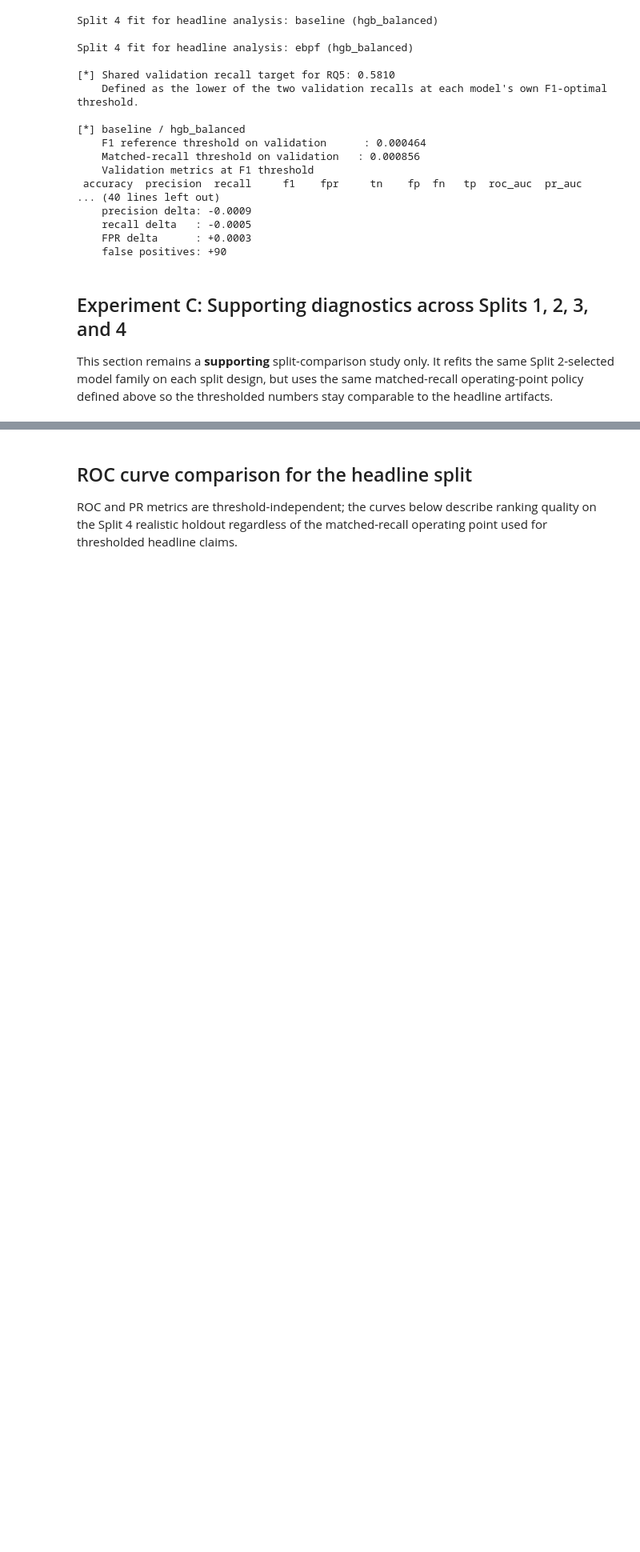
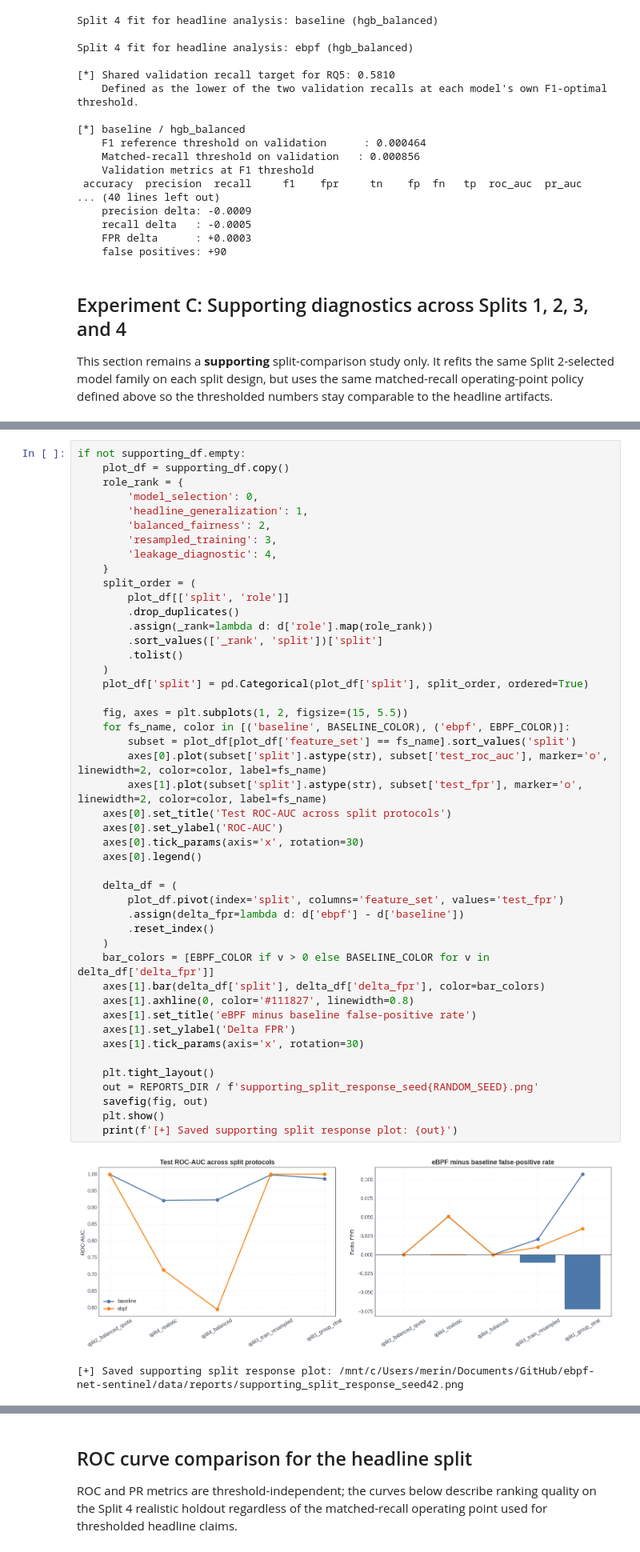
Before and after one commit to merinnnn/ebpf-net-sentinel, a Jupyter notebook: ml/notebooks/01_baseline_vs_ebpf.ipynb, the cells around one changed output, grey strips where cells are left out. Shown at 80% size. Cells and saved outputs as stored; diff of their text form; blank space fills up the shorter version.

```diff
--- a/ml/notebooks/01_baseline_vs_ebpf.ipynb
+++ b/ml/notebooks/01_baseline_vs_ebpf.ipynb
@@ -728,0 +848,49 @@ split3_train_resampled      resampled_training hgb_balanced        ebpf matched_
+# %%
+if not supporting_df.empty:
+    plot_df = supporting_df.copy()
+    role_rank = {
+        'model_selection': 0,
+        'headline_generalization': 1,
+        'balanced_fairness': 2,
+        'resampled_training': 3,
+        'leakage_diagnostic': 4,
+    }
+    split_order = (
+        plot_df[['split', 'role']]
+        .drop_duplicates()
+        .assign(_rank=lambda d: d['role'].map(role_rank))
+        .sort_values(['_rank', 'split'])['split']
+        .tolist()
+    )
+    plot_df['split'] = pd.Categorical(plot_df['split'], split_order, ordered=True)
+
+    fig, axes = plt.subplots(1, 2, figsize=(15, 5.5))
+    for fs_name, color in [('baseline', BASELINE_COLOR), ('ebpf', EBPF_COLOR)]:
+        subset = plot_df[plot_df['feature_set'] == fs_name].sort_values('split')
+        axes[0].plot(subset['split'].astype(str), subset['test_roc_auc'], marker='o', linewidth=2, color=color, label=fs_name)
+        axes[1].plot(subset['split'].astype(str), subset['test_fpr'], marker='o', linewidth=2, color=color, label=fs_name)
+    axes[0].set_title('Test ROC-AUC across split protocols')
+    axes[0].set_ylabel('ROC-AUC')
+    axes[0].tick_params(axis='x', rotation=30)
+    axes[0].legend()
+
+    delta_df = (
+        plot_df.pivot(index='split', columns='feature_set', values='test_fpr')
+        .assign(delta_fpr=lambda d: d['ebpf'] - d['baseline'])
+        .reset_index()
+    )
+    bar_colors = [EBPF_COLOR if v > 0 else BASELINE_COLOR for v in delta_df['delta_fpr']]
+    axes[1].bar(delta_df['split'], delta_df['delta_fpr'], color=bar_colors)
+    axes[1].axhline(0, color='#111827', linewidth=0.8)
+    axes[1].set_title('eBPF minus baseline false-positive rate')
+    axes[1].set_ylabel('Delta FPR')
+    axes[1].tick_params(axis='x', rotation=30)
+
+    plt.tight_layout()
+    out = REPORTS_DIR / f'supporting_split_response_seed{RANDOM_SEED}.png'
+    savefig(fig, out)
+    plt.show()
+    print(f'[+] Saved supporting split response plot: {out}')
+# %% [output]
+[figure, added]
+[+] Saved supporting split response plot: /mnt/c/Users/merin/Documents/GitHub/ebpf-net-sentinel/data/reports/supporting_split_response_seed42.png
```
Also changed, not shown: parts of 8 cells of this notebook.
